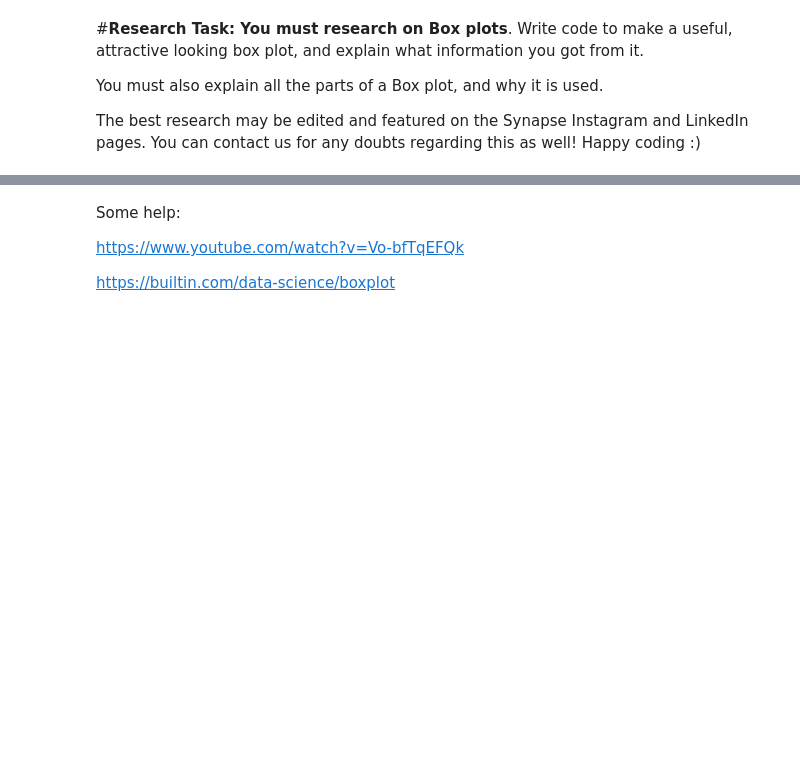
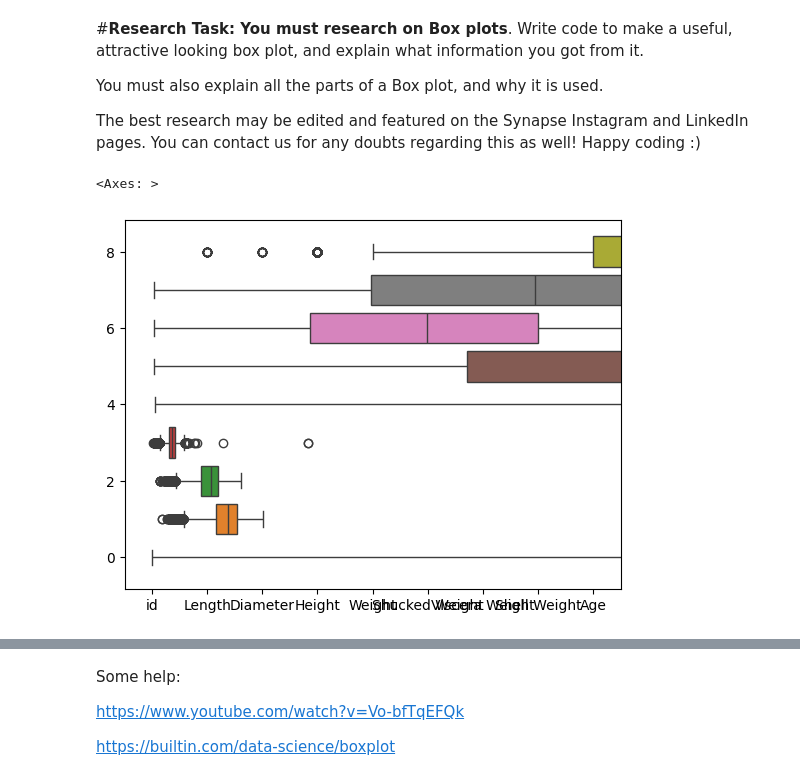
Before and after one commit to jeel-coder/Synapse_LP, a Jupyter notebook: Copy_of_SynapseLPWeekOne.ipynb, the cells around one changed output, grey strips where cells are left out. Drawn from its saved outputs; the diff is of its cells as text; code cells hidden in the pictures; blank space fills up the shorter version.

```diff
--- a/Copy_of_SynapseLPWeekOne.ipynb
+++ b/Copy_of_SynapseLPWeekOne.ipynb
@@ -1401,3 +1463,9 @@ Write code to make a useful, attractive looking box plot, and explain what infor
 You must also explain all the parts of a Box plot, and why it is used.
 
 The best research may be edited and featured on the Synapse Instagram and LinkedIn pages. You can contact us for any doubts regarding this as well! Happy coding :)
+# %%
+import seaborn as sns
+sns.boxplot(data=numeric_df,vert=False)
+# %% [output]
+<Axes: >
+[figure, added]
```
Also changed, not shown: parts of 24 cells of this notebook.
